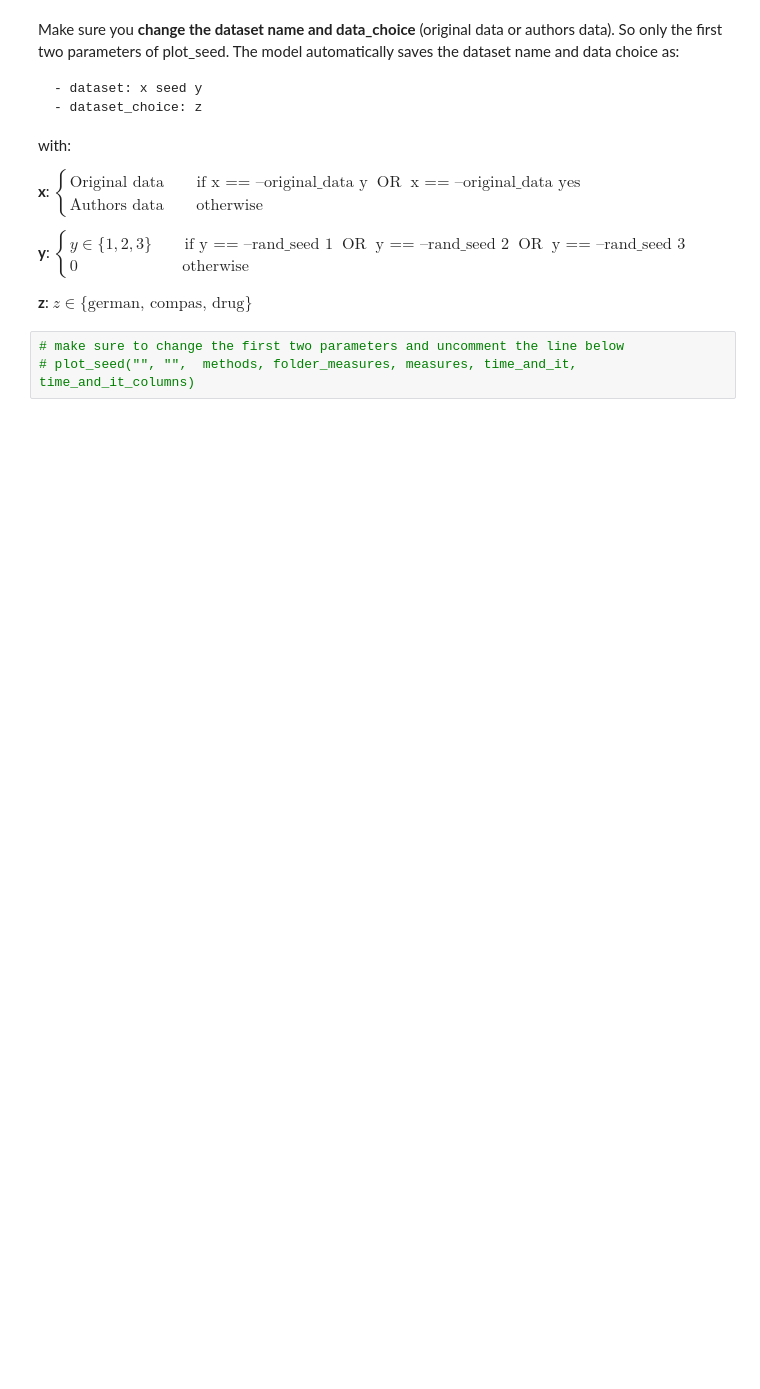
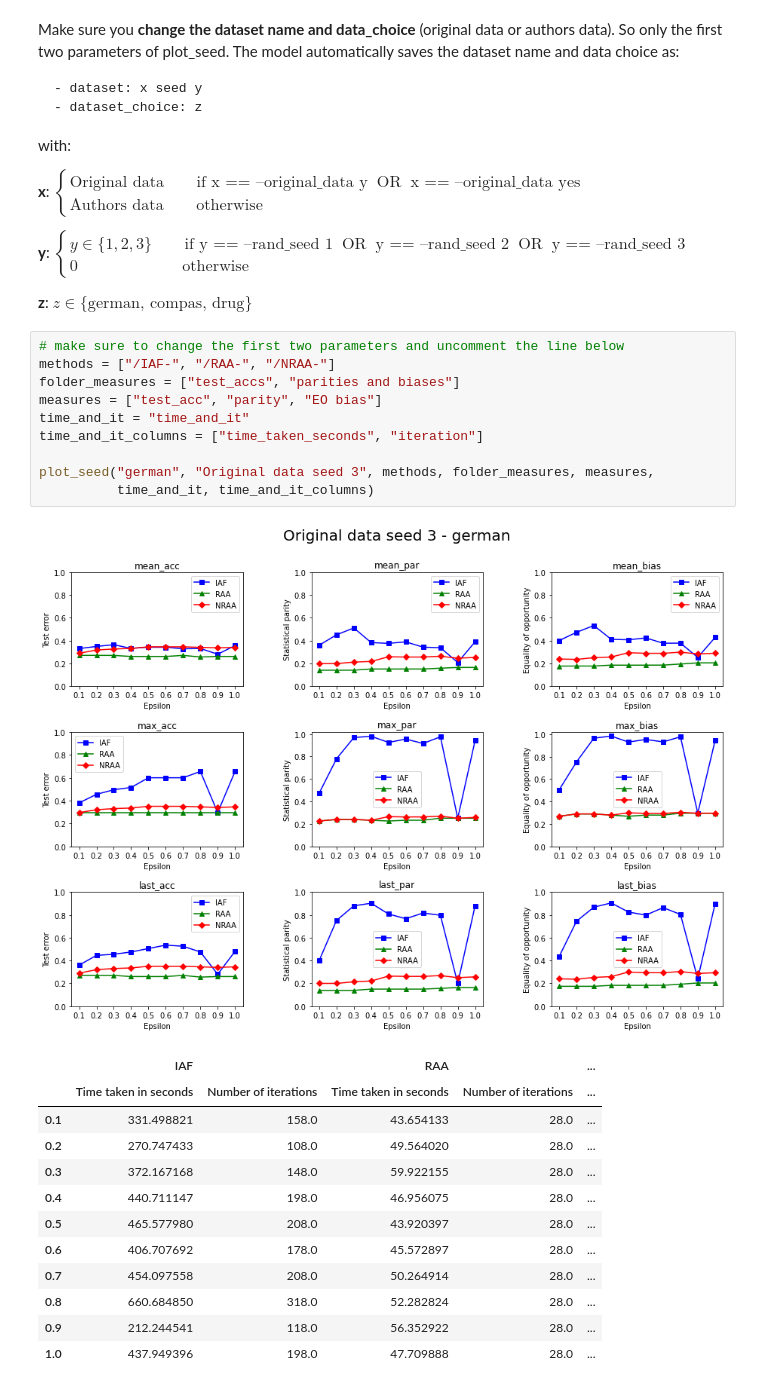
Before and after one commit to DCHamerslag/FACT, a Jupyter notebook: attack-master/Fairness_attack/results/Plot_results_notebook.ipynb, the cells around one changed output. Saved outputs shown, nothing was run; the diff lists cells and outputs as text; blank space fills up the shorter version.

Commit message:
made a notebook to plot the results

```diff
--- a/attack-master/Fairness_attack/results/Plot_results_notebook.ipynb
+++ b/attack-master/Fairness_attack/results/Plot_results_notebook.ipynb
@@ -198,4 +197,25 @@ with:
 **z**: $z \in \{ \text{german, compas, drug}\}$
 # %%
 # make sure to change the first two parameters and uncomment the line below
-# plot_seed("", "",  methods, folder_measures, measures, time_and_it, time_and_it_columns)
+methods = ["/IAF-", "/RAA-", "/NRAA-"]
+folder_measures = ["test_accs", "parities and biases"]
+measures = ["test_acc", "parity", "EO bias"]
+time_and_it = "time_and_it"
+time_and_it_columns = ["time_taken_seconds", "iteration"]
+
+plot_seed("german", "Original data seed 3", methods, folder_measures, measures,
+          time_and_it, time_and_it_columns)
+# %% [output]
+[figure, added]
+|  | IAF |  | RAA |  | ... |
+|  | Time taken in seconds | Number of iterations | Time taken in seconds | Number of iterations | ... |
+| 0.1 | 331.498821 | 158.0 | 43.654133 | 28.0 | ... |
+| 0.2 | 270.747433 | 108.0 | 49.564020 | 28.0 | ... |
+| 0.3 | 372.167168 | 148.0 | 59.922155 | 28.0 | ... |
+| 0.4 | 440.711147 | 198.0 | 46.956075 | 28.0 | ... |
+| 0.5 | 465.577980 | 208.0 | 43.920397 | 28.0 | ... |
+| 0.6 | 406.707692 | 178.0 | 45.572897 | 28.0 | ... |
+| 0.7 | 454.097558 | 208.0 | 50.264914 | 28.0 | ... |
+| 0.8 | 660.684850 | 318.0 | 52.282824 | 28.0 | ... |
+| 0.9 | 212.244541 | 118.0 | 56.352922 | 28.0 | ... |
+| 1.0 | 437.949396 | 198.0 | 47.709888 | 28.0 | ... |
```
Also changed, not shown: parts of 1 cell of this notebook.
